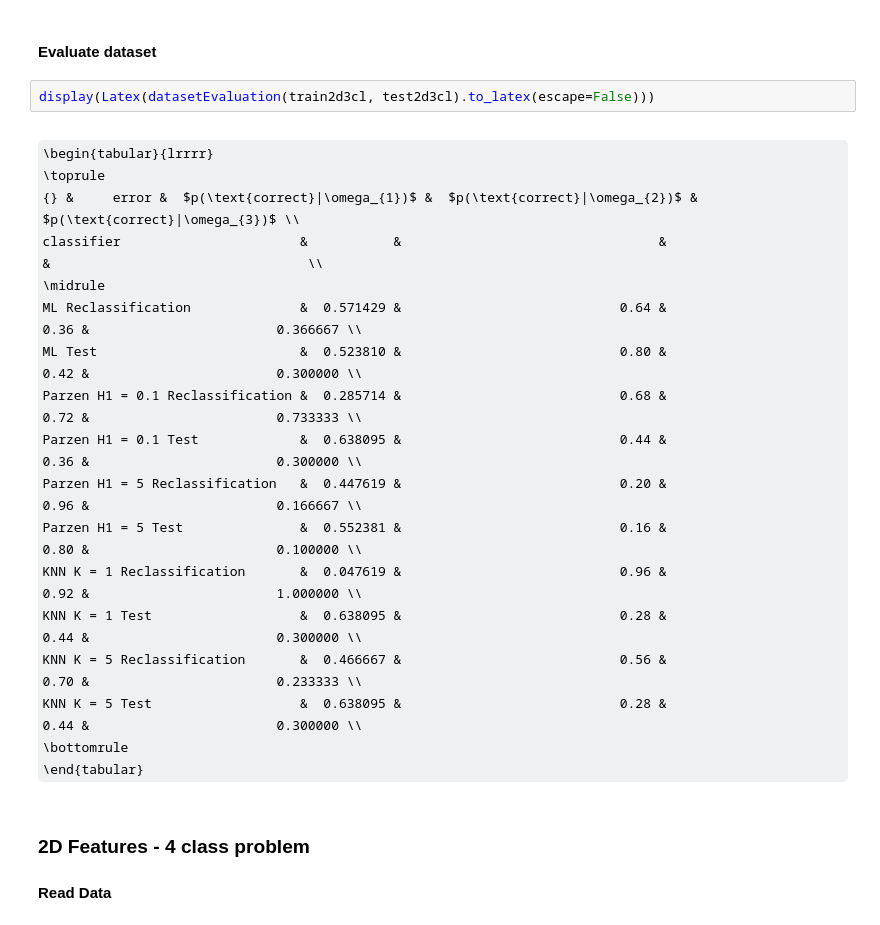
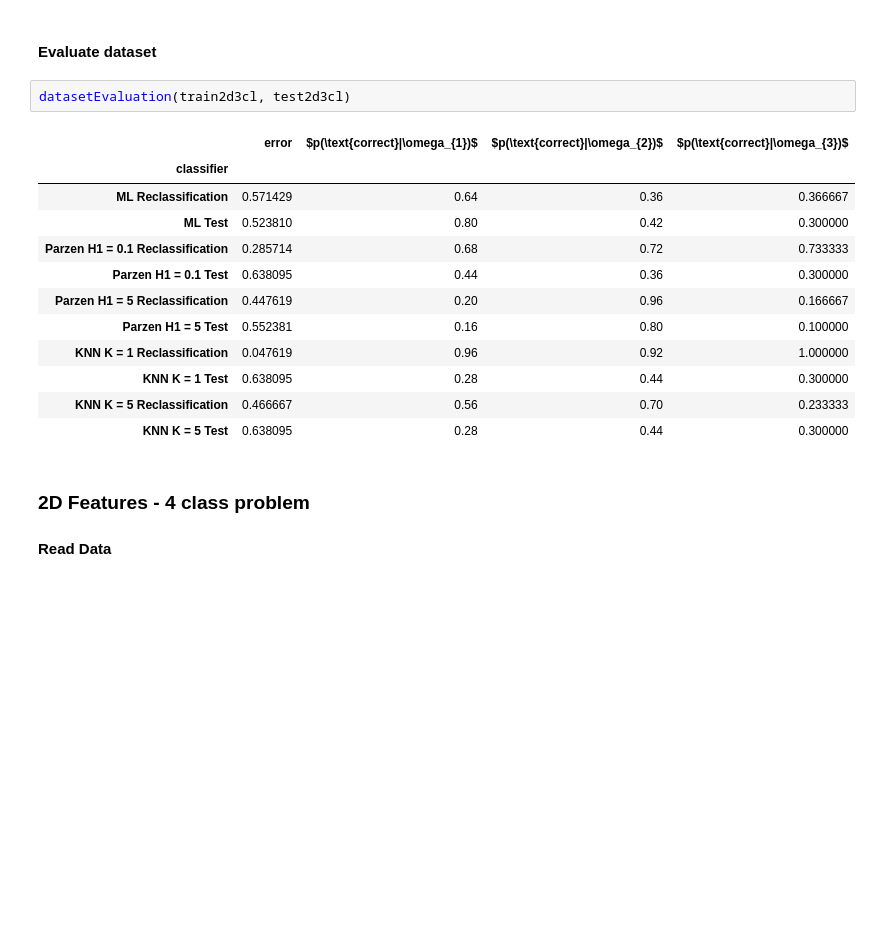
Before and after one commit to bcwein/ELE520-Code, a Jupyter notebook: Code/LinearDiscriminantFunctions/lab4.ipynb, the cells around one changed output. Drawn from its saved outputs; the diff is of its cells as text; some formulas as TeX source; blank space fills up the shorter version.

```diff
--- a/Code/LinearDiscriminantFunctions/lab4.ipynb
+++ b/Code/LinearDiscriminantFunctions/lab4.ipynb
@@ -223,25 +218,20 @@ multiclassPlot(test2d3cl)
 # %% [markdown]
 #### Evaluate dataset
-# %%
-display(Latex(datasetEvaluation(train2d3cl, test2d3cl).to_latex(escape=False)))
-# %% [output]
-\begin{tabular}{lrrrr}
-\toprule
-{} &     error &  $p(\text{correct}|\omega_{1})$ &  $p(\text{correct}|\omega_{2})$ &  $p(\text{correct}|\omega_{3})$ \\
-classifier                       &           &                                 &                                 &                                 \\
-\midrule
-ML Reclassification              &  0.571429 &                            0.64 &                            0.36 &                        0.366667 \\
-ML Test                          &  0.523810 &                            0.80 &                            0.42 &                        0.300000 \\
-Parzen H1 = 0.1 Reclassification &  0.285714 &                            0.68 &                            0.72 &                        0.733333 \\
-Parzen H1 = 0.1 Test             &  0.638095 &                            0.44 &                            0.36 &                        0.300000 \\
-Parzen H1 = 5 Reclassification   &  0.447619 &                            0.20 &                            0.96 &                        0.166667 \\
-Parzen H1 = 5 Test               &  0.552381 &                            0.16 &                            0.80 &                        0.100000 \\
-KNN K = 1 Reclassification       &  0.047619 &                            0.96 &                            0.92 &                        1.000000 \\
-KNN K = 1 Test                   &  0.638095 &                            0.28 &                            0.44 &                        0.300000 \\
-KNN K = 5 Reclassification       &  0.466667 &                            0.56 &                            0.70 &                        0.233333 \\
-KNN K = 5 Test                   &  0.638095 &                            0.28 &                            0.44 &                        0.300000 \\
-\bottomrule
-\end{tabular}
+# %%
+datasetEvaluation(train2d3cl, test2d3cl)
+# %% [output]
+|  | error | $p(\text{correct}|\omega_{1})$ | $p(\text{correct}|\omega_{2})$ | $p(\text{correct}|\omega_{3})$ |
+| classifier |  |  |  |  |
+| ML Reclassification | 0.571429 | 0.64 | 0.36 | 0.366667 |
+| ML Test | 0.523810 | 0.80 | 0.42 | 0.300000 |
+| Parzen H1 = 0.1 Reclassification | 0.285714 | 0.68 | 0.72 | 0.733333 |
+| Parzen H1 = 0.1 Test | 0.638095 | 0.44 | 0.36 | 0.300000 |
+| Parzen H1 = 5 Reclassification | 0.447619 | 0.20 | 0.96 | 0.166667 |
+| Parzen H1 = 5 Test | 0.552381 | 0.16 | 0.80 | 0.100000 |
+| KNN K = 1 Reclassification | 0.047619 | 0.96 | 0.92 | 1.000000 |
+| KNN K = 1 Test | 0.638095 | 0.28 | 0.44 | 0.300000 |
+| KNN K = 5 Reclassification | 0.466667 | 0.56 | 0.70 | 0.233333 |
+| KNN K = 5 Test | 0.638095 | 0.28 | 0.44 | 0.300000 |
 # %% [markdown]
 ### 2D Features - 4 class problem
 
```
Also changed, not shown: parts of 17 cells of this notebook, 1 other file.
